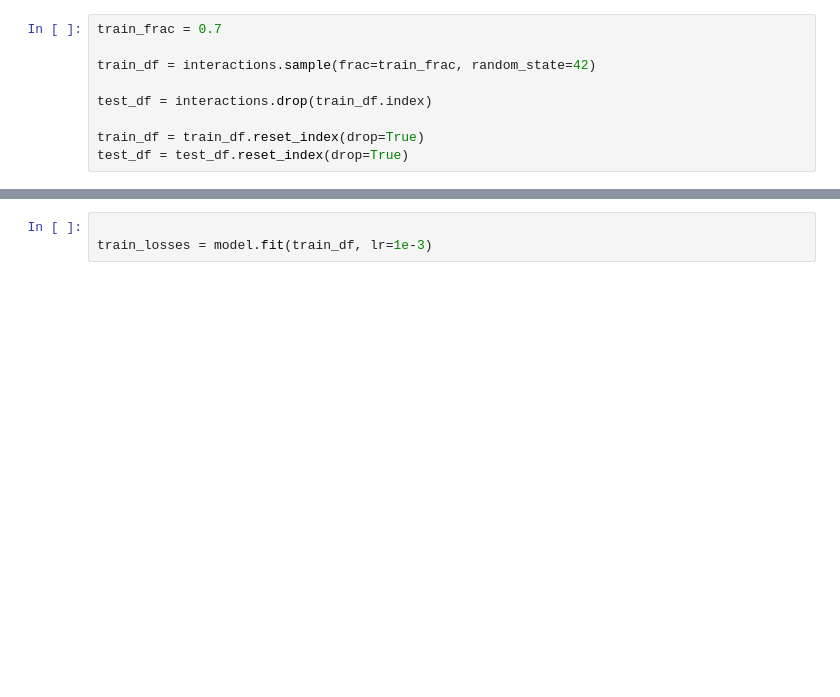
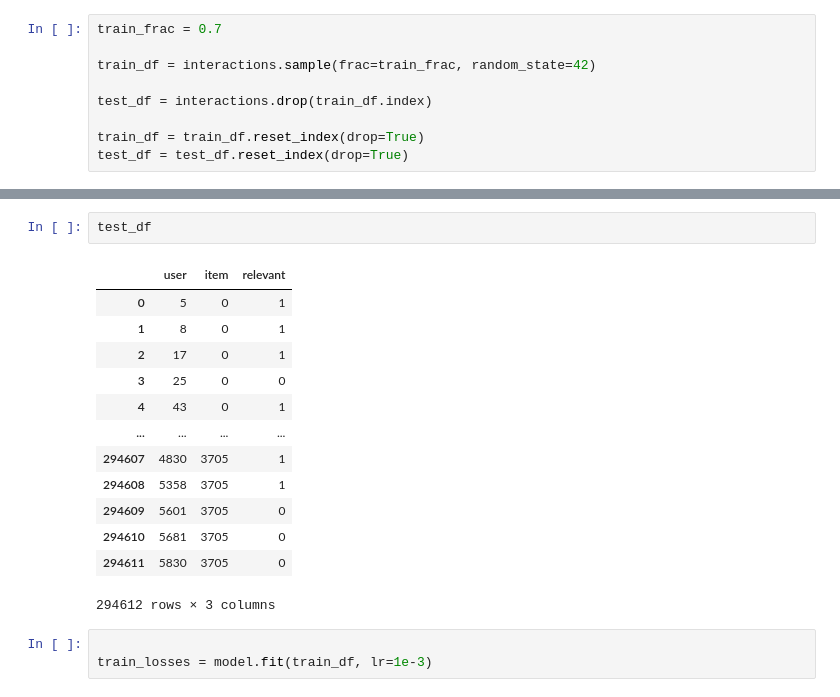
Before and after one commit to caiotda/bpr-mf, a Jupyter notebook: playground.ipynb, the cells around one changed output, grey strips where cells are left out. Saved outputs shown, nothing was run; the diff lists cells and outputs as text; blank space fills up the shorter version.

```diff
--- a/playground.ipynb
+++ b/playground.ipynb
@@ -86,3 +108,19 @@ test_df = test_df.reset_index(drop=True)
+# %%
+test_df
+# %% [output]
+|  | user | item | relevant |
+| 0 | 5 | 0 | 1 |
+| 1 | 8 | 0 | 1 |
+| 2 | 17 | 0 | 1 |
+| 3 | 25 | 0 | 0 |
+| 4 | 43 | 0 | 1 |
+| ... | ... | ... | ... |
+| 294607 | 4830 | 3705 | 1 |
+| 294608 | 5358 | 3705 | 1 |
+| 294609 | 5601 | 3705 | 0 |
+| 294610 | 5681 | 3705 | 0 |
+| 294611 | 5830 | 3705 | 0 |
+294612 rows × 3 columns
 # %%
 
 train_losses = model.fit(train_df, lr=1e-3)
```
Also changed, not shown: parts of 27 cells of this notebook, 1 other file.
